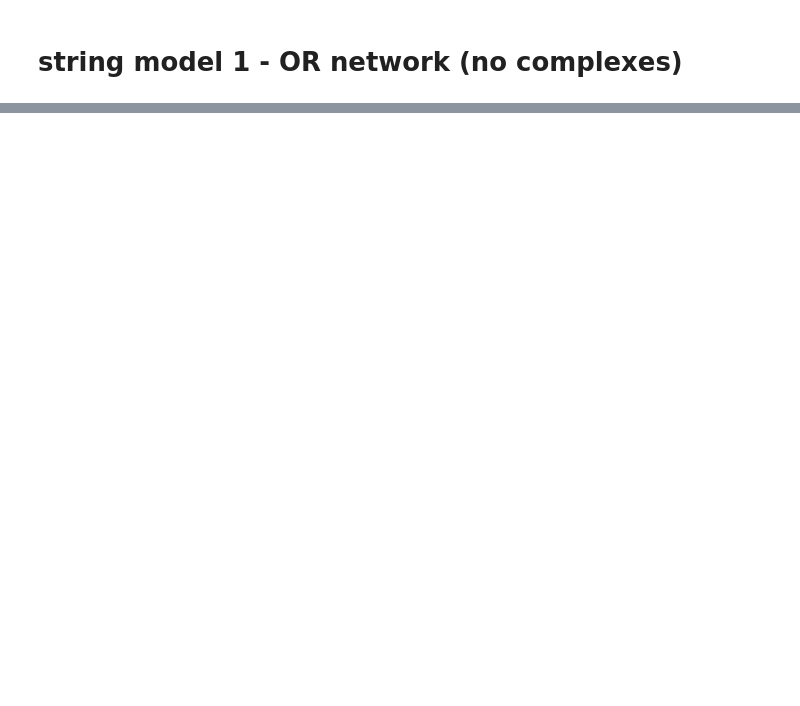
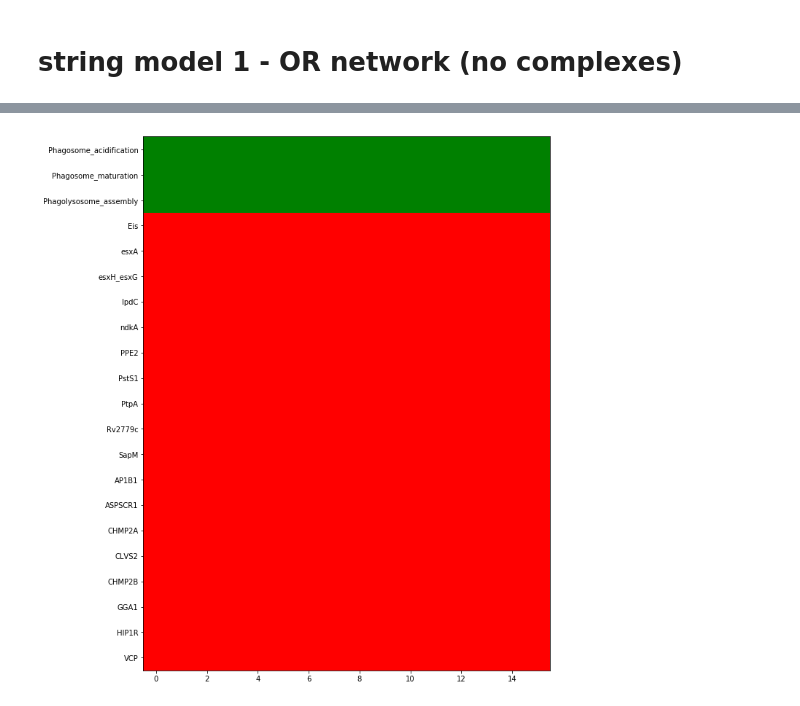
Before and after one commit to charlies-b/rp1, a Jupyter notebook: string-model-1.ipynb, the cells around one changed output, grey strips where cells are left out. Saved outputs shown, nothing was run; the diff lists cells and outputs as text; code cells hidden in the pictures; blank space fills up the shorter version.

```diff
--- a/string-model-1.ipynb
+++ b/string-model-1.ipynb
@@ -37,0 +43,6 @@ NameError: global name 'labels' is not defined
+# %%
+knockout_mtb_off = bm.knockout(mtb_off, hit_nodes)
+model = bm.run_model(knockout_mtb_off)
+bm.plot_nodes(model, ['Phagosome_acidification','Phagosome_maturation','Phagolysosome_assembly'] + mtb + hit_nodes)
+# %% [output]
+[figure, added]
```
Also changed, not shown: parts of 11 cells of this notebook.
